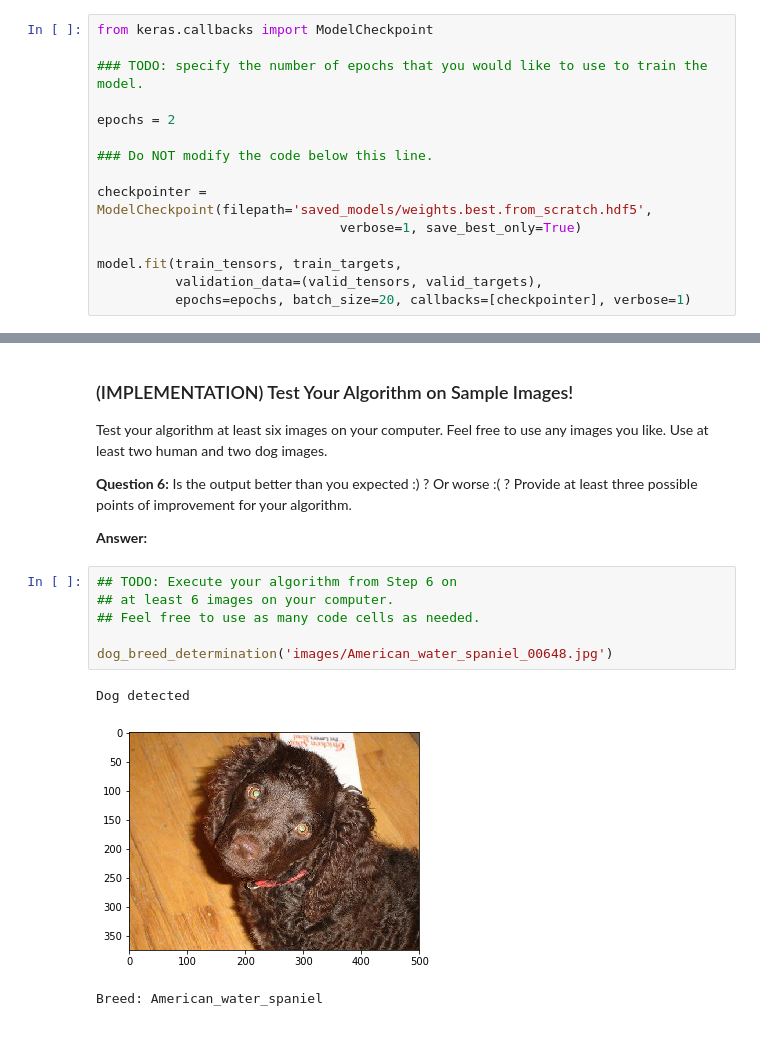
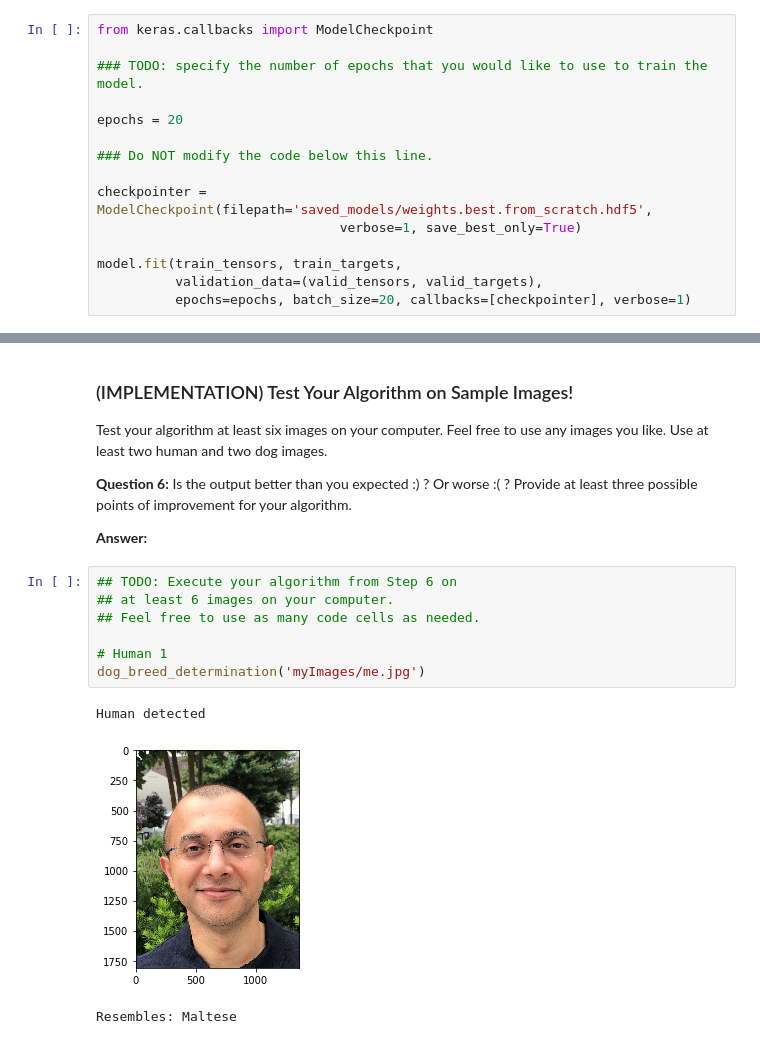
Before and after one commit to karnaker/dog-project, a Jupyter notebook: dog_app.ipynb, the cells around one changed output, grey strips where cells are left out. Saved outputs shown, nothing was run; the diff lists cells and outputs as text.

```diff
--- a/dog_app.ipynb
+++ b/dog_app.ipynb
@@ -437,7 +437,7 @@ from keras.callbacks import ModelCheckpoint
 
 ### TODO: specify the number of epochs that you would like to use to train the model.
 
-epochs = 2
+epochs = 20
 
 ### Do NOT modify the code below this line.
 
@@ -776,10 +776,11 @@ __Answer:__
 # %%
 ## TODO: Execute your algorithm from Step 6 on
 ## at least 6 images on your computer.
 ## Feel free to use as many code cells as needed.
 
-dog_breed_determination('images/American_water_spaniel_00648.jpg')
+# Human 1
+dog_breed_determination('myImages/me.jpg')
 # %% [output]
-Dog detected
+Human detected
-[figure, old version]
+[figure, new version]
-Breed: American_water_spaniel
+Resembles: Maltese
```
Also changed, not shown: parts of 5 cells of this notebook.
